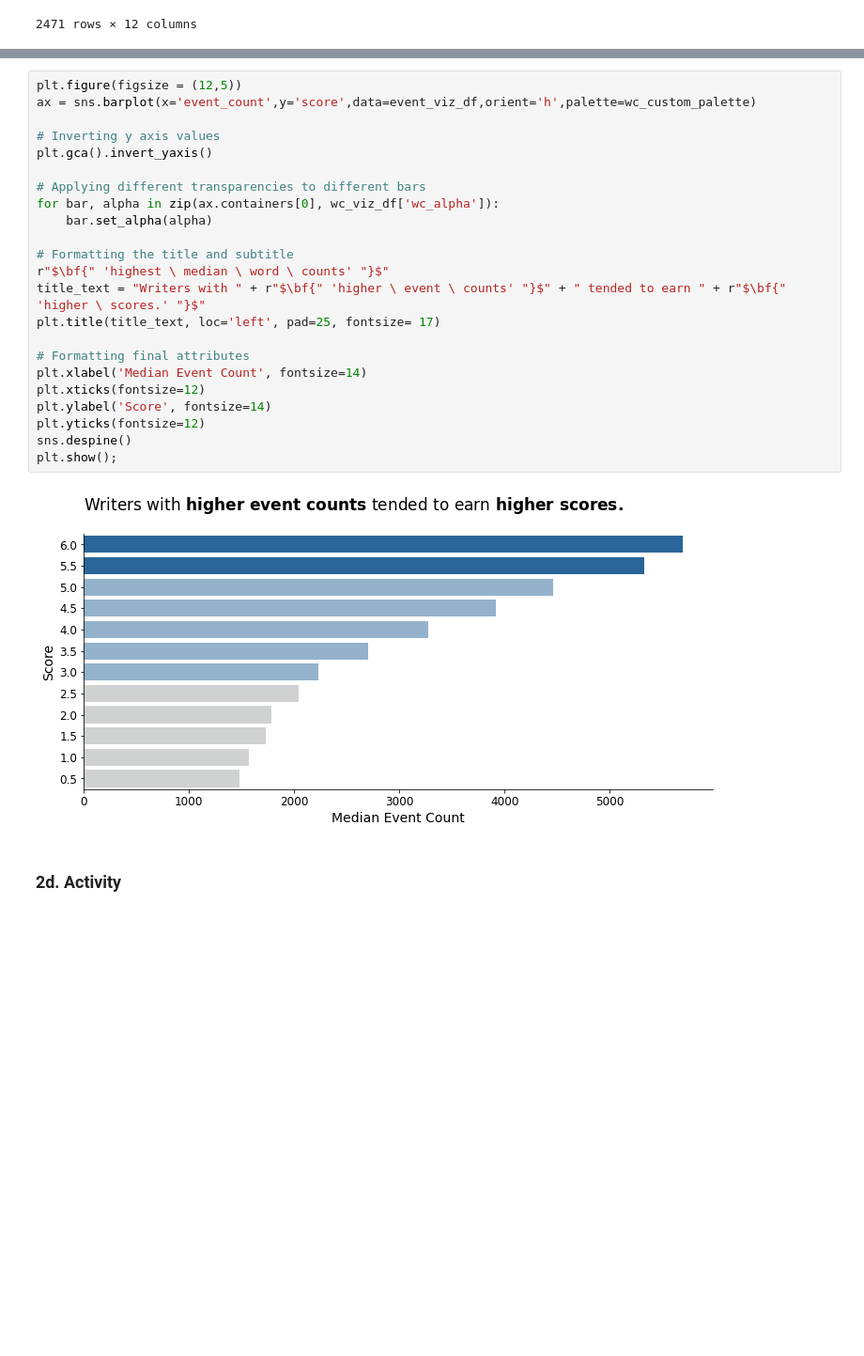
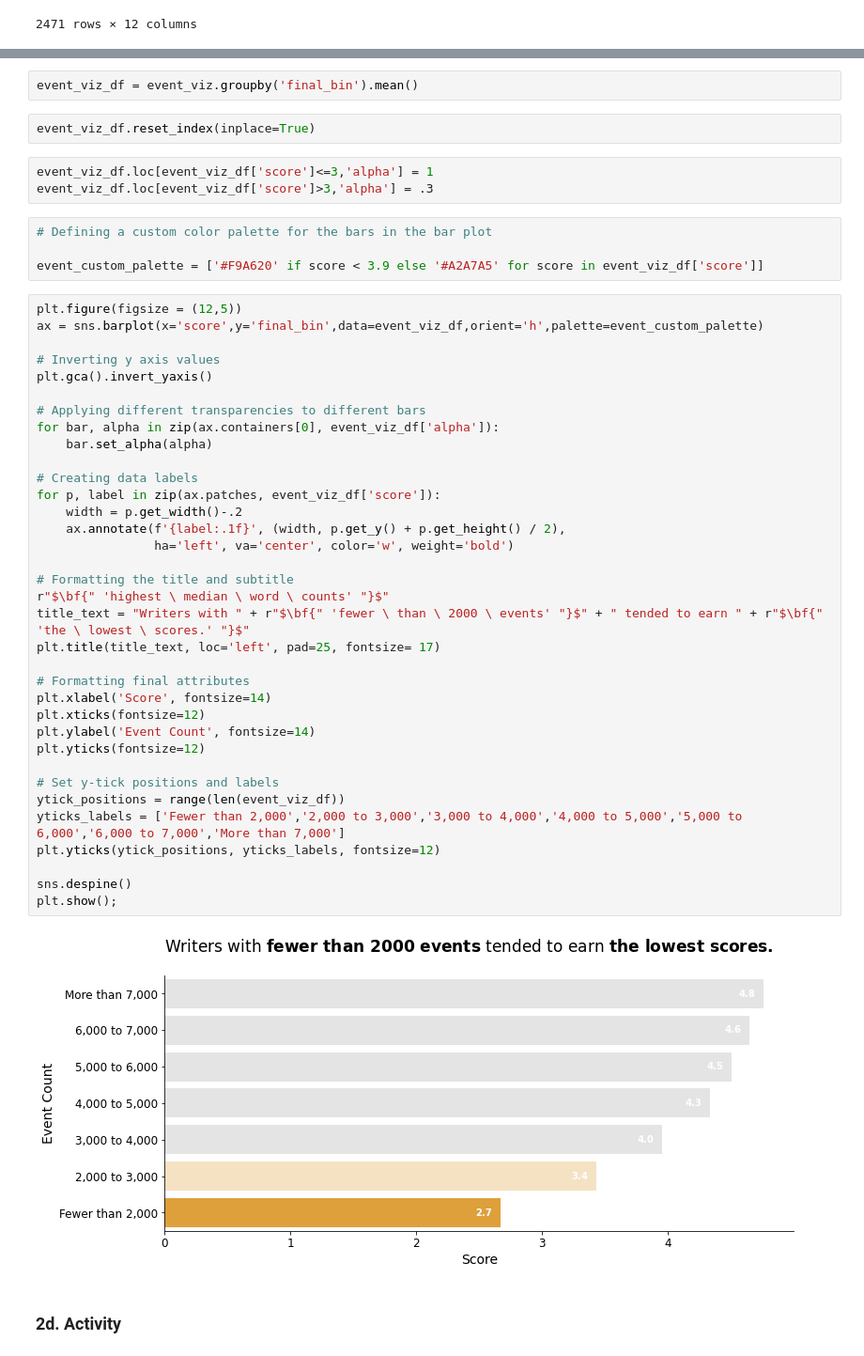
Before and after one commit to ahendricks2/EssayKeystrokes, a Jupyter notebook: Preprocessing_Notebook.ipynb, the cells around one changed output, grey strips where cells are left out. Shown at 94% size. Cells and saved outputs as stored; diff of their text form; blank space fills up the shorter version.

```diff
--- a/Preprocessing_Notebook.ipynb
+++ b/Preprocessing_Notebook.ipynb
@@ -609,28 +885,51 @@ event_viz_df = pd.DataFrame({'score':event_viz_series.index,'event_count':event_
+# %%
+event_viz_df = event_viz.groupby('final_bin').mean()
+# %%
+event_viz_df.reset_index(inplace=True)
+# %%
+event_viz_df.loc[event_viz_df['score']<=3,'alpha'] = 1
+event_viz_df.loc[event_viz_df['score']>3,'alpha'] = .3
+# %%
+# Defining a custom color palette for the bars in the bar plot
+
+event_custom_palette = ['#F9A620' if score < 3.9 else '#A2A7A5' for score in event_viz_df['score']]
 # %%
 plt.figure(figsize = (12,5))
-ax = sns.barplot(x='event_count',y='score',data=event_viz_df,orient='h',palette=wc_custom_palette)
+ax = sns.barplot(x='score',y='final_bin',data=event_viz_df,orient='h',palette=event_custom_palette)
 
 # Inverting y axis values
 plt.gca().invert_yaxis()
 
 # Applying different transparencies to different bars
-for bar, alpha in zip(ax.containers[0], wc_viz_df['wc_alpha']):
+for bar, alpha in zip(ax.containers[0], event_viz_df['alpha']):
     bar.set_alpha(alpha)
+
+# Creating data labels
+for p, label in zip(ax.patches, event_viz_df['score']):
+    width = p.get_width()-.2
+    ax.annotate(f'{label:.1f}', (width, p.get_y() + p.get_height() / 2),
+                ha='left', va='center', color='w', weight='bold')
 
 # Formatting the title and subtitle
 r"$\bf{" 'highest \ median \ word \ counts' "}$"
-title_text = "Writers with " + r"$\bf{" 'higher \ event \ counts' "}$" + " tended to earn " + r"$\bf{" 'higher \ scores.' "}$"
+title_text = "Writers with " + r"$\bf{" 'fewer \ than \ 2000 \ events' "}$" + " tended to earn " + r"$\bf{" 'the \ lowest \ scores.' "}$"
 plt.title(title_text, loc='left', pad=25, fontsize= 17)
 
 # Formatting final attributes
-plt.xlabel('Median Event Count', fontsize=14)
+plt.xlabel('Score', fontsize=14)
 plt.xticks(fontsize=12)
-plt.ylabel('Score', fontsize=14)
+plt.ylabel('Event Count', fontsize=14)
 plt.yticks(fontsize=12)
+
+# Set y-tick positions and labels
+ytick_positions = range(len(event_viz_df))
+yticks_labels = ['Fewer than 2,000','2,000 to 3,000','3,000 to 4,000','4,000 to 5,000','5,000 to 6,000','6,000 to 7,000','More than 7,000']
+plt.yticks(ytick_positions, yticks_labels, fontsize=12)
+
 sns.despine()
 plt.show();
 # %% [output]
-[figure, old version]
+[figure, new version]
 # %% [markdown]
 ### 2d. Activity
 # %% [markdown]
```
Also changed, not shown: parts of 114 cells of this notebook.
